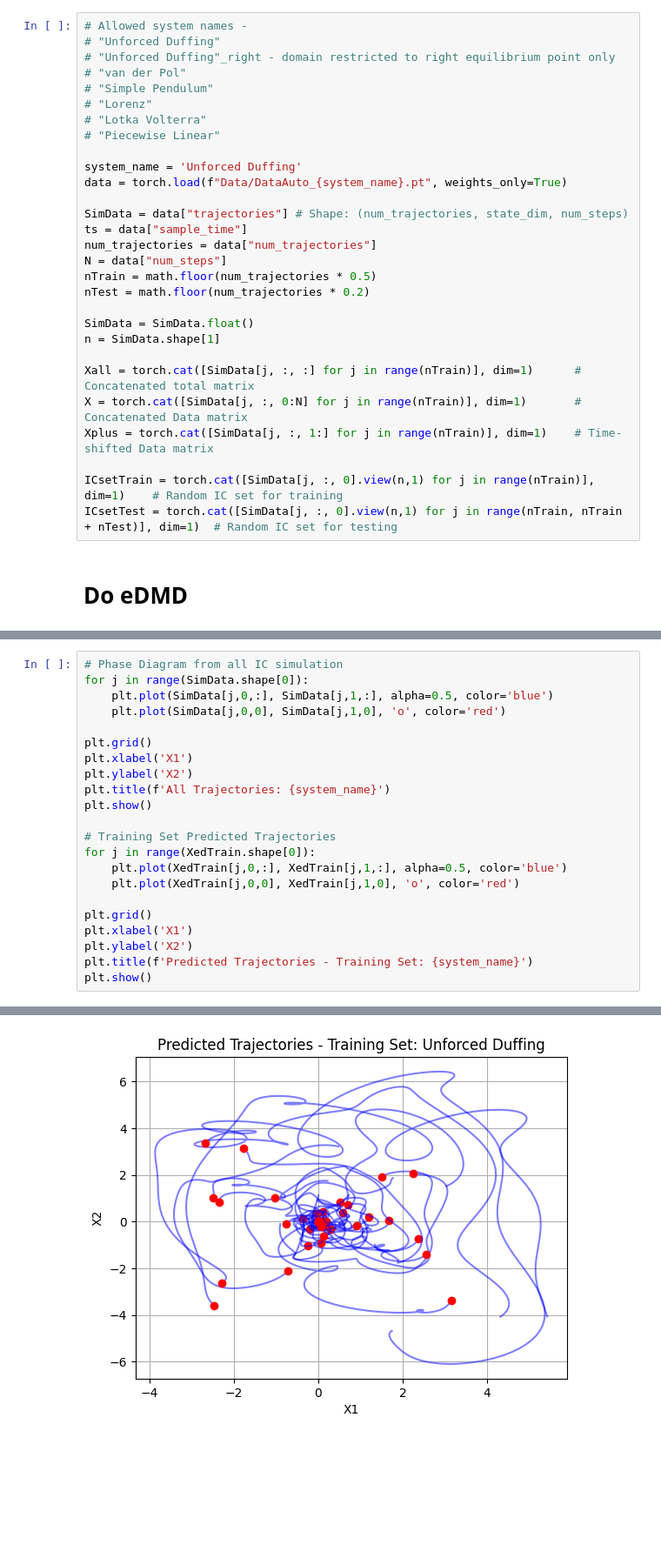
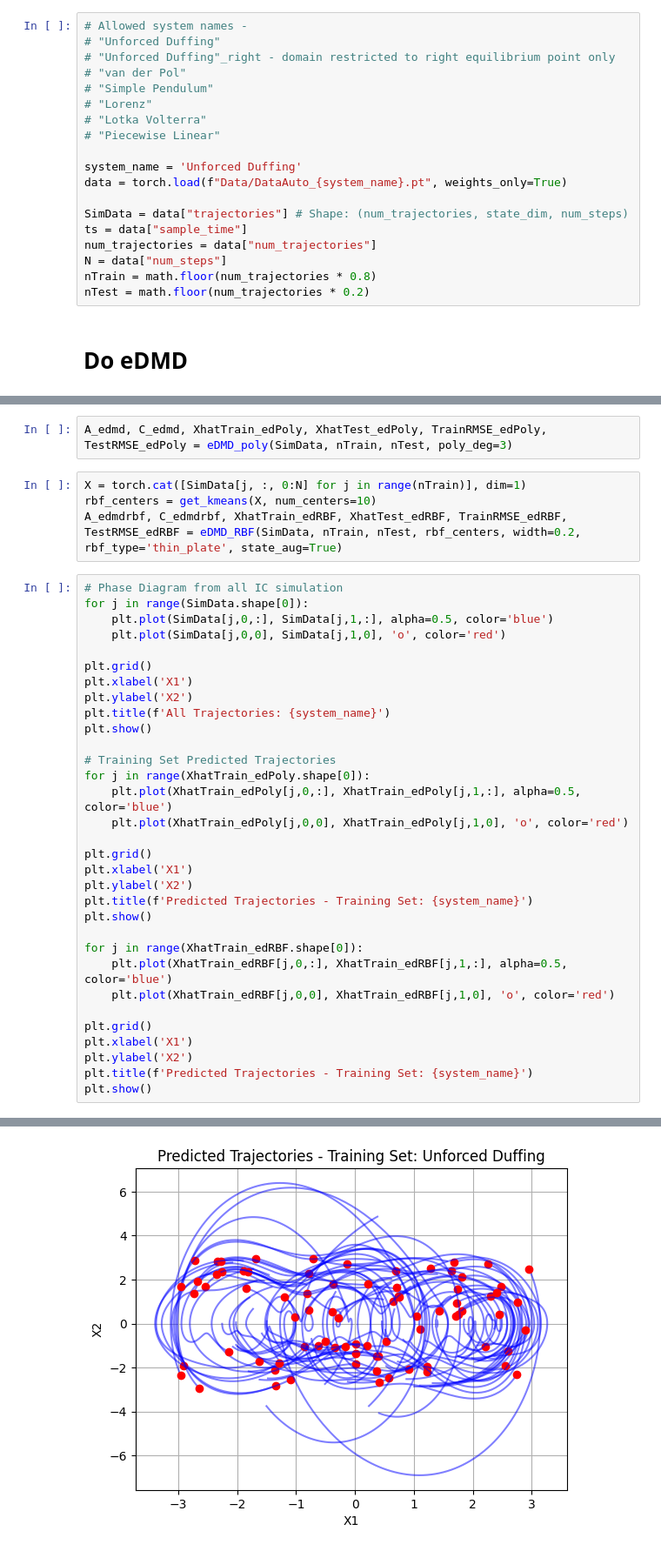
Before and after one commit to abhigyan9/KoopmanGPO, a Jupyter notebook: eDMD_Trial.ipynb, the cells around one changed output, grey strips where cells are left out. Shown at 87% size. Drawn from its saved outputs; the diff is of its cells as text; blank space fills up the shorter version.

```diff
--- a/eDMD_Trial.ipynb
+++ b/eDMD_Trial.ipynb
@@ -80,17 +366,7 @@ SimData = data["trajectories"] # Shape: (num_trajectories, state_dim, num_steps)
 ts = data["sample_time"]
 num_trajectories = data["num_trajectories"]
 N = data["num_steps"]
-nTrain = math.floor(num_trajectories * 0.5)
+nTrain = math.floor(num_trajectories * 0.8)
 nTest = math.floor(num_trajectories * 0.2)
-
-SimData = SimData.float()
-n = SimData.shape[1]
-
-Xall = torch.cat([SimData[j, :, :] for j in range(nTrain)], dim=1)      # Concatenated total matrix
-X = torch.cat([SimData[j, :, 0:N] for j in range(nTrain)], dim=1)       # Concatenated Data matrix
-Xplus = torch.cat([SimData[j, :, 1:] for j in range(nTrain)], dim=1)    # Time-shifted Data matrix
-
-ICsetTrain = torch.cat([SimData[j, :, 0].view(n,1) for j in range(nTrain)], dim=1)    # Random IC set for training
-ICsetTest = torch.cat([SimData[j, :, 0].view(n,1) for j in range(nTrain, nTrain + nTest)], dim=1)  # Random IC set for testing
 # %% [markdown]
 # Do eDMD
@@ -143,25 +373,41 @@ TestRMSE_eDMD, TrainRMSE_eDMD = TestRMSE_eDMD.detach(), TrainRMSE_eDMD.detach()
+# %%
+A_edmd, C_edmd, XhatTrain_edPoly, XhatTest_edPoly, TrainRMSE_edPoly, TestRMSE_edPoly = eDMD_poly(SimData, nTrain, nTest, poly_deg=3)
+# %%
+X = torch.cat([SimData[j, :, 0:N] for j in range(nTrain)], dim=1)
+rbf_centers = get_kmeans(X, num_centers=10)
+A_edmdrbf, C_edmdrbf, XhatTrain_edRBF, XhatTest_edRBF, TrainRMSE_edRBF, TestRMSE_edRBF = eDMD_RBF(SimData, nTrain, nTest, rbf_centers, width=0.2, rbf_type='thin_plate', state_aug=True)
 # %%
 # Phase Diagram from all IC simulation
 for j in range(SimData.shape[0]):
     plt.plot(SimData[j,0,:], SimData[j,1,:], alpha=0.5, color='blue')
     plt.plot(SimData[j,0,0], SimData[j,1,0], 'o', color='red')
 
 plt.grid()
 plt.xlabel('X1')
 plt.ylabel('X2')
 plt.title(f'All Trajectories: {system_name}')
 plt.show()
 
 # Training Set Predicted Trajectories
-for j in range(XedTrain.shape[0]):
-    plt.plot(XedTrain[j,0,:], XedTrain[j,1,:], alpha=0.5, color='blue')
-    plt.plot(XedTrain[j,0,0], XedTrain[j,1,0], 'o', color='red')
+for j in range(XhatTrain_edPoly.shape[0]):
+    plt.plot(XhatTrain_edPoly[j,0,:], XhatTrain_edPoly[j,1,:], alpha=0.5, color='blue')
+    plt.plot(XhatTrain_edPoly[j,0,0], XhatTrain_edPoly[j,1,0], 'o', color='red')
 
 plt.grid()
 plt.xlabel('X1')
 plt.ylabel('X2')
 plt.title(f'Predicted Trajectories - Training Set: {system_name}')
 plt.show()
+
+for j in range(XhatTrain_edRBF.shape[0]):
+    plt.plot(XhatTrain_edRBF[j,0,:], XhatTrain_edRBF[j,1,:], alpha=0.5, color='blue')
+    plt.plot(XhatTrain_edRBF[j,0,0], XhatTrain_edRBF[j,1,0], 'o', color='red')
+
+plt.grid()
+plt.xlabel('X1')
+plt.ylabel('X2')
+plt.title(f'Predicted Trajectories - Training Set: {system_name}')
+plt.show()
 # %% [output]
 [figure]
-[figure, old version]
+[figure, new version]
```
Also changed, not shown: parts of 8 cells of this notebook.
